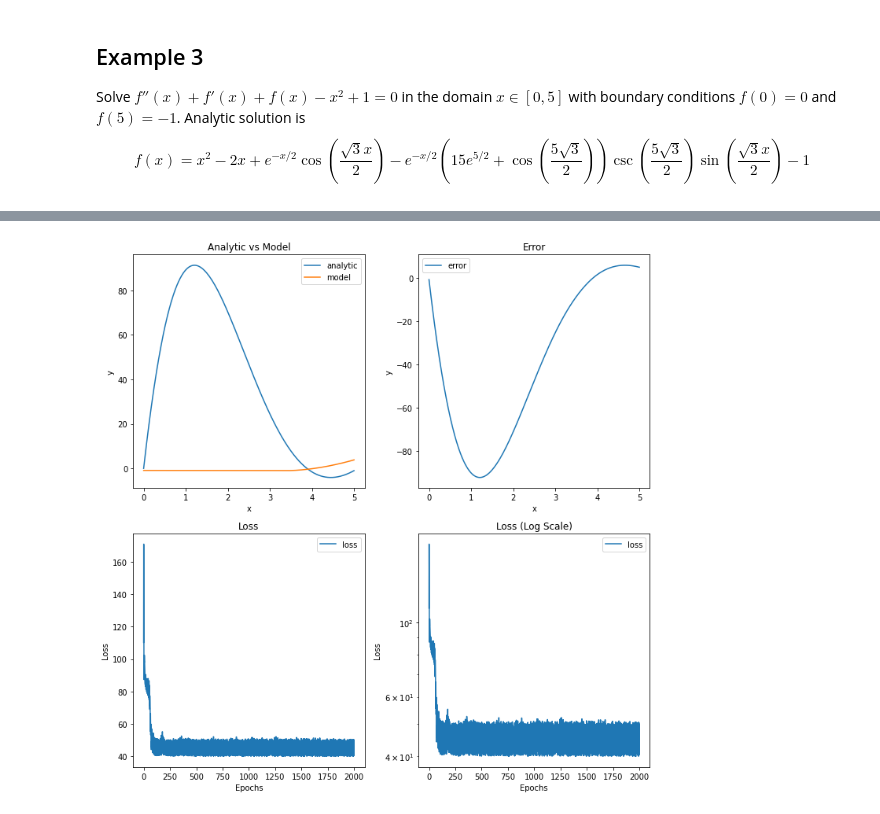
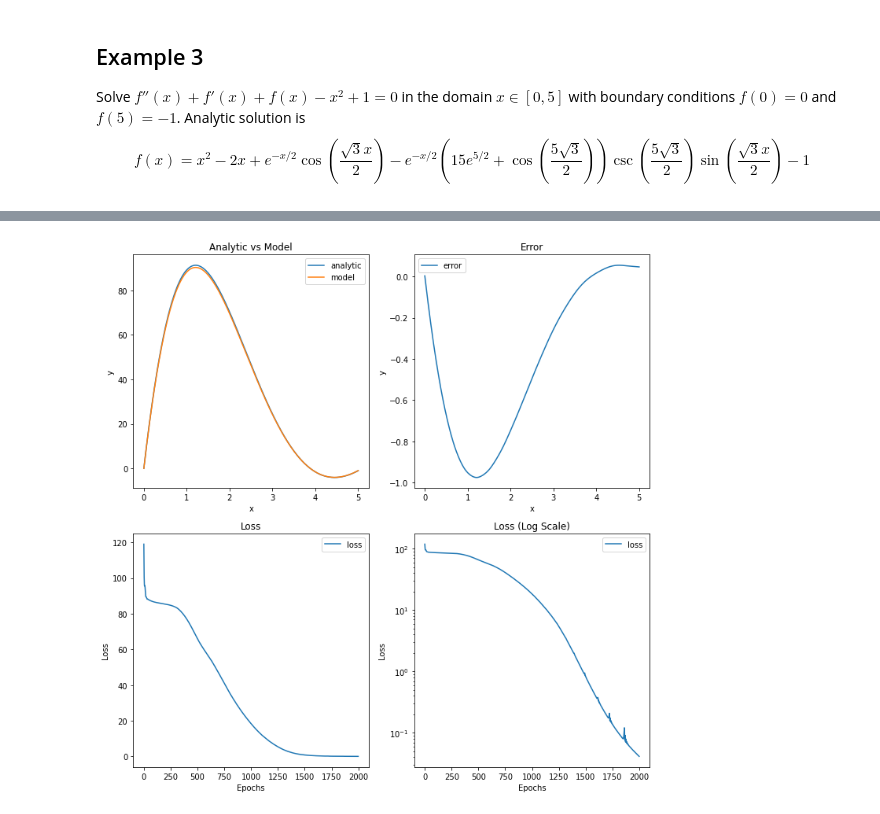
Before and after one commit to virtanenj/neural-differential-solver, a Jupyter notebook: revision.ipynb, the cells around one changed output, grey strips where cells are left out. Saved outputs shown, nothing was run; the diff lists cells and outputs as text; code cells hidden in the pictures.

```diff
--- a/revision.ipynb
+++ b/revision.ipynb
@@ -290,12 +350,12 @@ discretization = 0.01
 batch_size = 100
 batch_shuffle = False
 
-x = np.arange(x_min, x_max, discretization)
+x = np.arange(x_min, x_max+discretization, discretization)
 x_tensor = torch.from_numpy(x).float().requires_grad_(True)
 dataloader = DataLoader(x_tensor, batch_size=batch_size, shuffle=batch_shuffle)
 
 # Model
-hidden_shapes = [500, 200, 100]
+hidden_shapes = [200,200]
 input_shape = 1
 output_shape = 1
 model = DNN(input_shape, hidden_shapes, output_shape)
@@ -420,15 +476,15 @@ loss_fn = LossFunction(equation, bc_ps, bc_functions, bc_xs)
 # discretization = 0.05
 num_discretization = 500
 batch_size = 500
-batch_shuffle = True
+batch_shuffle = False
 
-# x = np.arange(x_min, x_max, discretization)  # NB x_max is not included in arange!
-x = np.linspace(x_min, x_max, num_discretization)  # x_max is included in linspace!
+# x = np.arange(x_min, x_max, discretization)  # NB x_max is not included in arange
+x = np.linspace(x_min, x_max, num_discretization)  # x_max is included in linspace
 x_tensor = torch.from_numpy(x).float().requires_grad_(True)
 dataloader = DataLoader(x_tensor, batch_size=batch_size, shuffle=batch_shuffle)
 
 # Model
-hidden_shapes = [500, 500]
+hidden_shapes = [100]
 input_shape = 1
 output_shape = 1
 model = DNN(input_shape, hidden_shapes, output_shape)
@@ -512 +568 @@ Epoch 2000/2000 Loss: 50.1121
-[figure, old version]
+[figure, new version]
```
Also changed, not shown: parts of 7 cells of this notebook.
